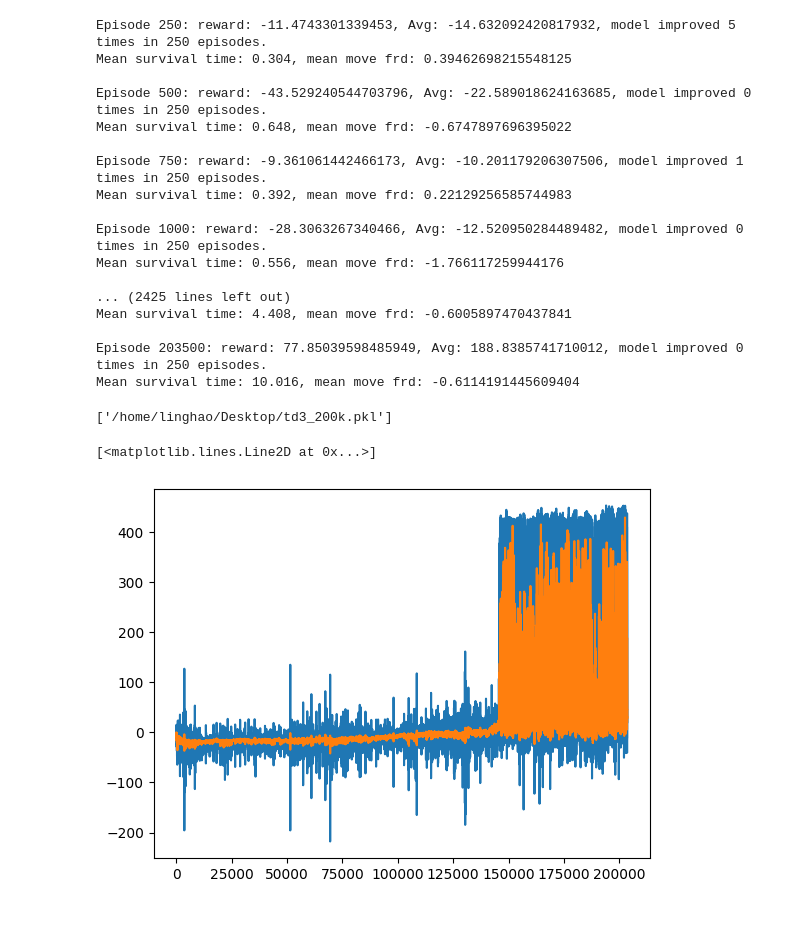
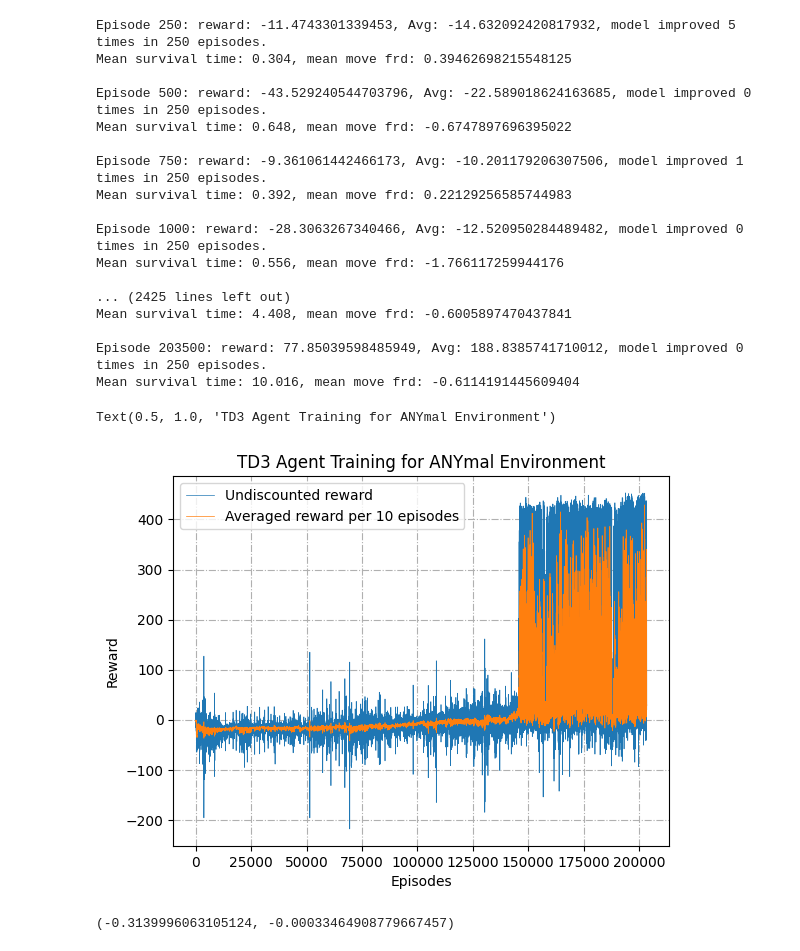
Before and after one commit to SDJoeKing/Reinforcement_Learning_Robotic_Control, a Jupyter notebook: TD3AgentForANYmal_customised_reward.ipynb, the cells around one changed output. Saved outputs shown, nothing was run; the diff lists cells and outputs as text; code cells hidden in the pictures; blank space fills up the shorter version.

```diff
--- a/TD3AgentForANYmal_customised_reward.ipynb
+++ b/TD3AgentForANYmal_customised_reward.ipynb
@@ -455,7 +455,7 @@ class ConfigurableANYmal(ANYmalJiminyEnv):
             if self.is_done():
                 reward_dict['done'] = -10
             else:
-                reward_dict['done'] = 1
+                reward_dict['done'] = 0.5
 
         if 'direction' in reward_mixture_keys:
             reward_dict['direction'] =  (self.X - self.state[0][0]) / self.step_dt
@@ -604,14 +604,6 @@ Episode 203500: reward: 77.85039598485949, Avg: 188.8385741710012, model improve
 Mean survival time: 10.016, mean move frd: -0.6114191445609404
 # %%
 import joblib
-joblib.dump([trackR, avgR], '/home/linghao/Desktop/td3_200k.pkl')
+[trackR, avgR] =  joblib.load('/home/linghao/Desktop/TD3_anymal_highest_200k/td3_200k.pkl')
-# %% [output]
-['/home/linghao/Desktop/td3_200k.pkl']
 # %%
 agent.saveModel(path = path)
-# %%
-plt.plot(trackR)
-plt.plot(avgR)
-# %% [output]
-[<matplotlib.lines.Line2D at 0x...>]
-[figure, removed]
@@ -619,0 +610,11 @@ env.env._action
+# %%
+plt.plot(trackR, label = 'Undiscounted reward', linewidth=0.5)
+plt.plot(avgR, label = 'Averaged reward per 10 episodes', linewidth=0.5)
+plt.legend()
+plt.grid(linestyle='-.')
+plt.ylabel('Reward')
+plt.xlabel('Episodes')
+plt.title('TD3 Agent Training for ANYmal Environment')
+# %% [output]
+Text(0.5, 1.0, 'TD3 Agent Training for ANYmal Environment')
+[figure, added]
@@ -619,0 +689,4 @@ env.env._action
+# %%
+np.mean(Agent1_R)  , np.mean(Agent2_R)
+# %% [output]
+(-0.3139996063105124, -0.00033464908779667457)
```
Also changed, not shown: parts of 16 cells of this notebook, 1 other file.
